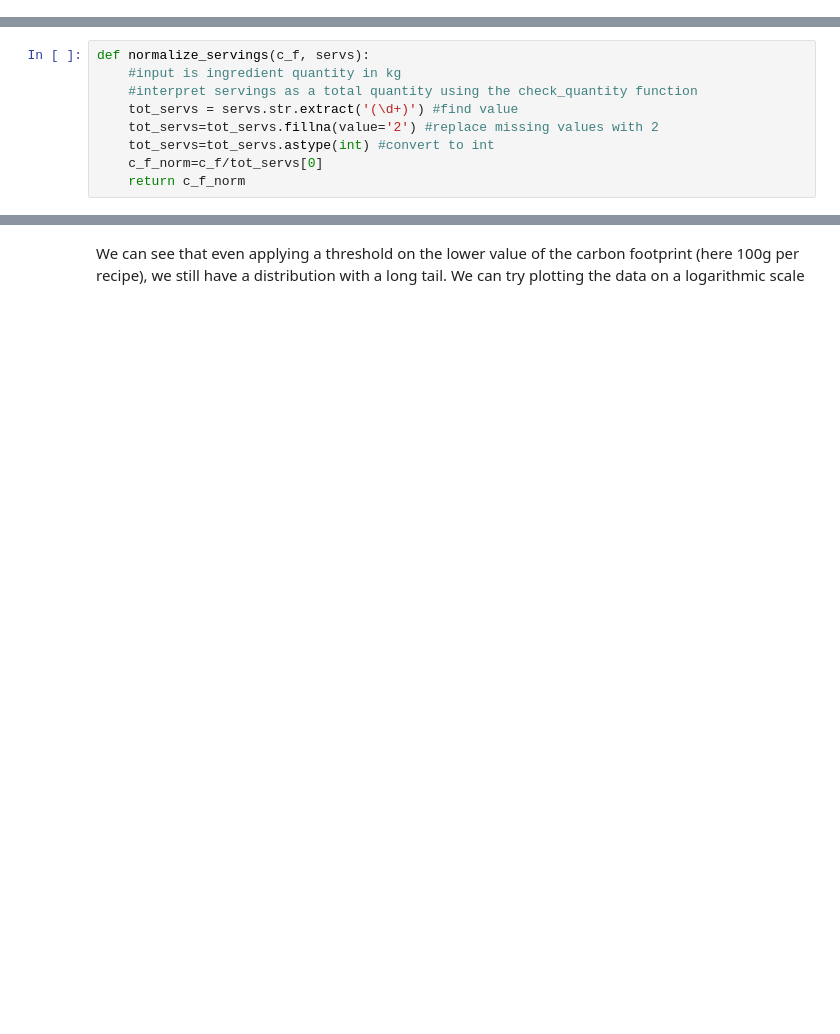
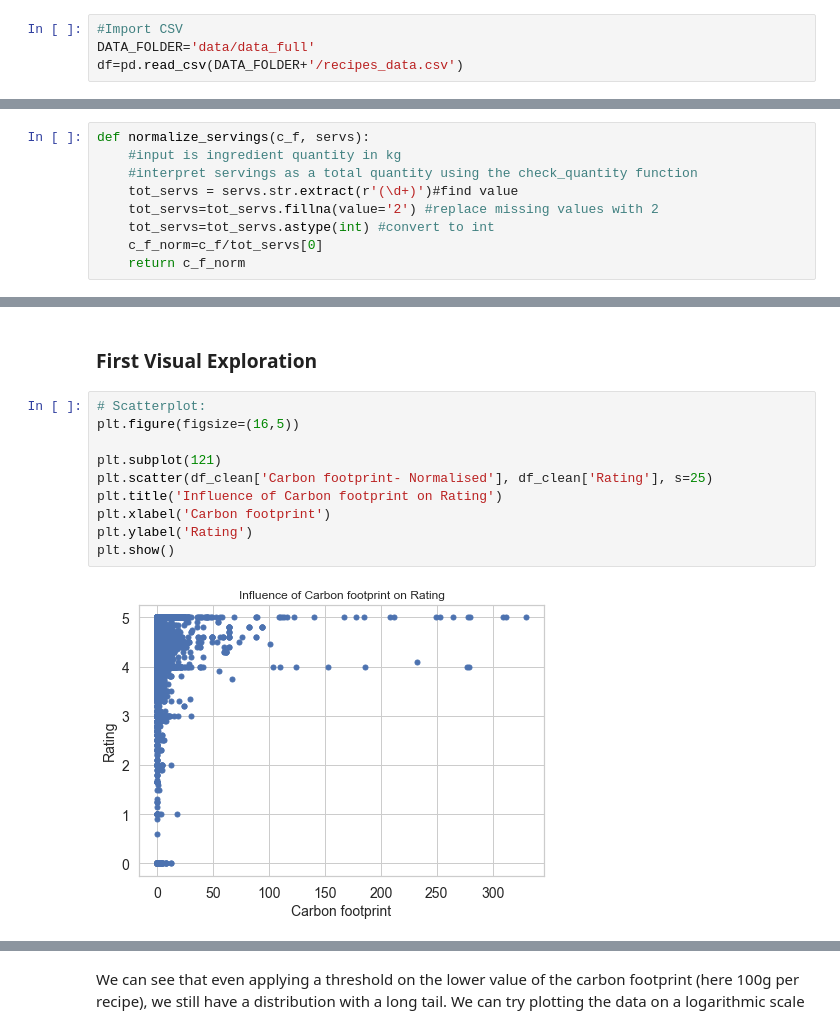
Before and after one commit to chloerDXN/lovelace-project, a Jupyter notebook: data_analysis_notebook.ipynb, the cells around one changed output, grey strips where cells are left out. Drawn from its saved outputs; the diff is of its cells as text; blank space fills up the shorter version.

```diff
--- a/data_analysis_notebook.ipynb
+++ b/data_analysis_notebook.ipynb
@@ -39,0 +47,4 @@ Although we did most of the data cleaning in the previous notebook, we still nee
+# %%
+#Import CSV
+DATA_FOLDER='data/data_full'
+df=pd.read_csv(DATA_FOLDER+'/recipes_data.csv')
@@ -41,7 +54,7 @@ Although we did most of the data cleaning in the previous notebook, we still nee
 def normalize_servings(c_f, servs):
     #input is ingredient quantity in kg
     #interpret servings as a total quantity using the check_quantity function
-    tot_servs = servs.str.extract('(\d+)') #find value
+    tot_servs = servs.str.extract(r'(\d+)')#find value
     tot_servs=tot_servs.fillna(value='2') #replace missing values with 2
     tot_servs=tot_servs.astype(int) #convert to int
     c_f_norm=c_f/tot_servs[0]
@@ -72,0 +145,14 @@ df_cleaned.head(5)
+# %% [markdown]
+###  First Visual Exploration
+# %%
+# Scatterplot:
+plt.figure(figsize=(16,5))
+
+plt.subplot(121)
+plt.scatter(df_clean['Carbon footprint- Normalised'], df_clean['Rating'], s=25)
+plt.title('Influence of Carbon footprint on Rating')
+plt.xlabel('Carbon footprint')
+plt.ylabel('Rating')
+plt.show()
+# %% [output]
+[figure, added]
```
Also changed, not shown: parts of 57 cells of this notebook.
